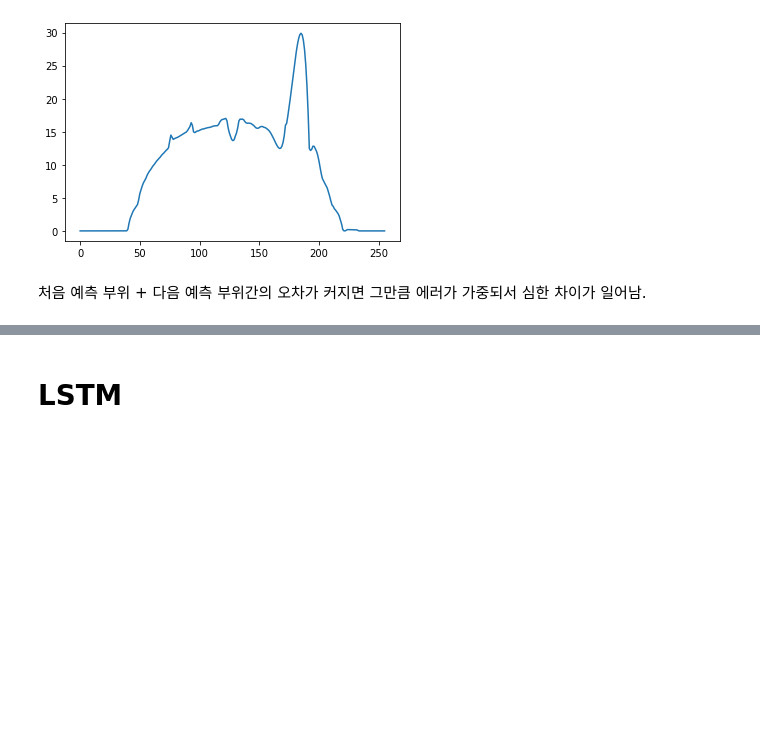
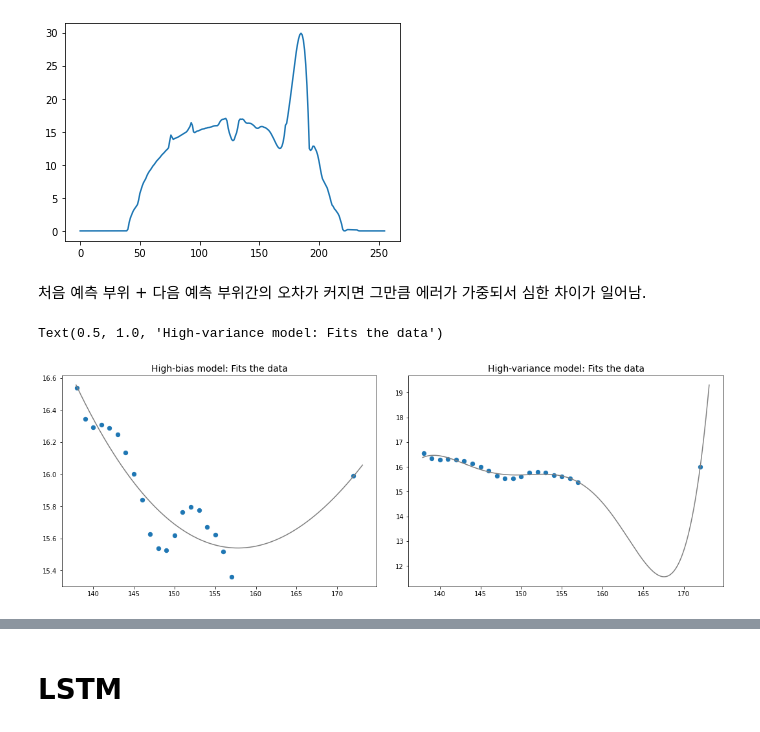
Before and after one commit to KyungRyeolBaek/study, a Jupyter notebook: AI study/치아/Metal3_tooth.ipynb, the cells around one changed output, grey strips where cells are left out. Drawn from its saved outputs; the diff is of its cells as text; code cells hidden in the pictures; blank space fills up the shorter version.

```diff
--- a/AI study/치아/Metal3_tooth.ipynb
+++ b/AI study/치아/Metal3_tooth.ipynb
@@ -334,3 +334,29 @@ plt.plot(df.iloc[100]);
 [figure]
 # %% [markdown]
 처음 예측 부위 + 다음 예측 부위간의 오차가 커지면 그만큼 에러가 가중되서 심한 차이가 일어남.
+# %%
+df = pd.read_table('./images/tooth3-3.txt',sep='\t', header = None)
+
+X_frame = df.iloc[100][value_30[0] - 20 : value_30[0]]
+
+import numpy as np
+X = np.array([[i] for i in list(X_frame.index)] + [[172]])
+y = np.array([X_frame[i] for i in X[:-1, 0]] + [df.iloc[100][172]])
+
+xfit = np.linspace(138 - 0.1, 173 + 0.1, 1000)[:, None]
+model1 = PolynomialRegression(3).fit(X, y)
+model2 = PolynomialRegression(8).fit(X, y)
+
+fig, ax = plt.subplots(1, 2, figsize=(16, 6))
+fig.subplots_adjust(left=0.0625, right=0.95, wspace=0.1)
+
+ax[0].scatter(X.ravel(), y, s=40)
+ax[0].plot(xfit.ravel(), model1.predict(xfit), color='gray')
+ax[0].set_title('High-bias model: Fits the data', size=14)
+
+ax[1].scatter(X.ravel(), y, s=40)
+ax[1].plot(xfit.ravel(), model2.predict(xfit), color='gray')
+ax[1].set_title('High-variance model: Fits the data', size=14)
+# %% [output]
+Text(0.5, 1.0, 'High-variance model: Fits the data')
+[figure, added]
```
Also changed, not shown: parts of 15 cells of this notebook.
